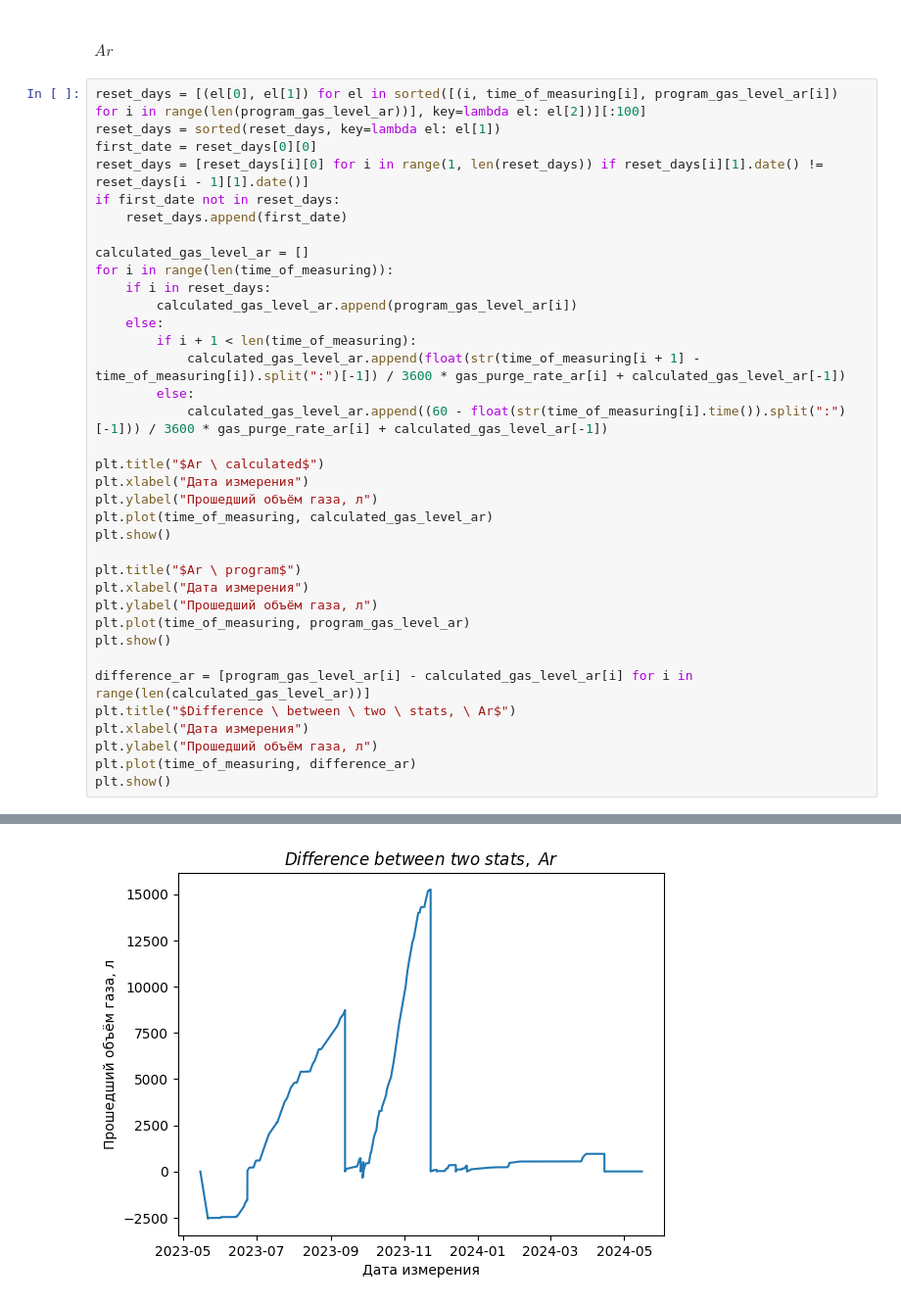
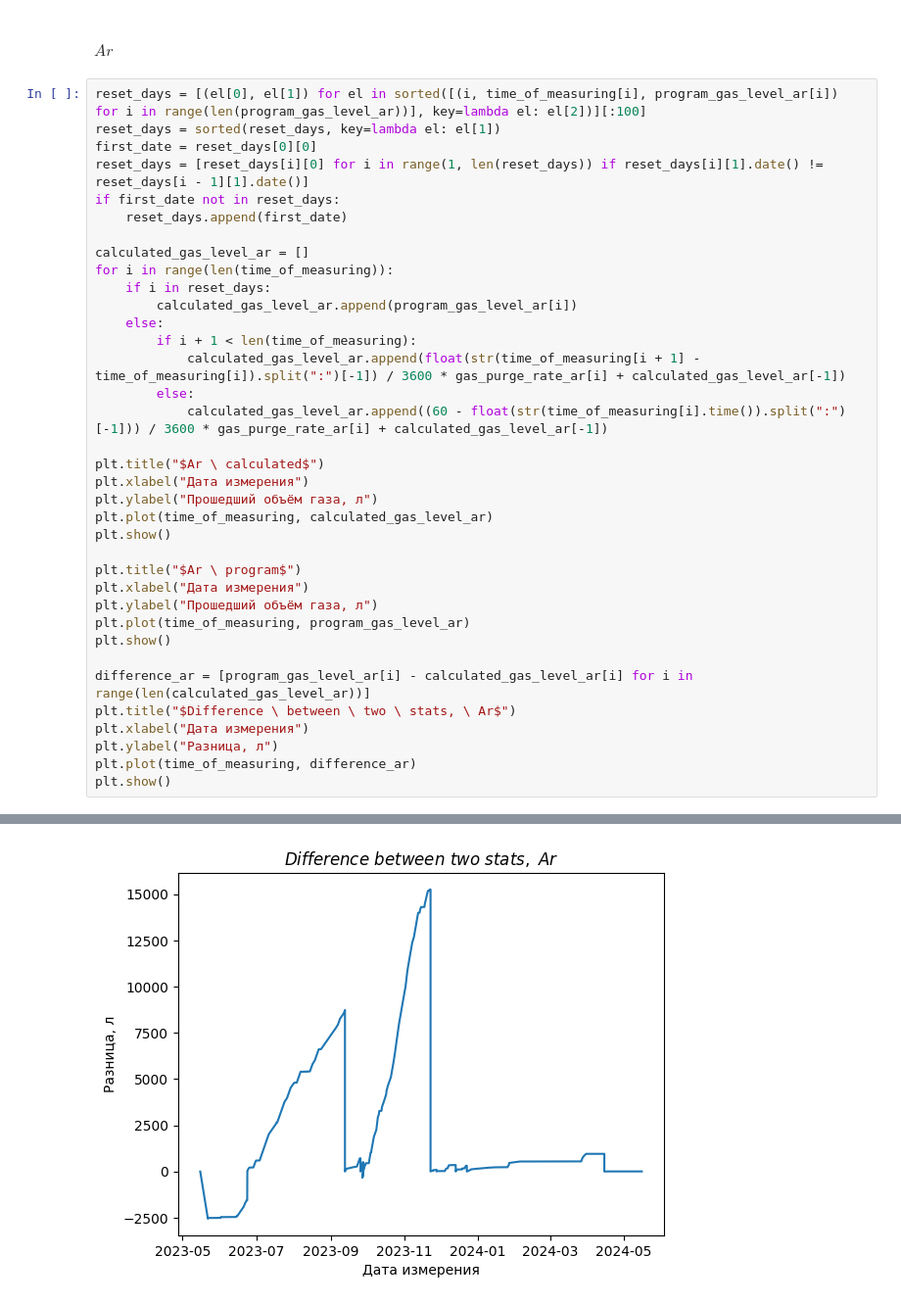
Before and after one commit to victorsemipalatin/cryocylinder, a Jupyter notebook: project.ipynb, the cells around one changed output, grey strips where cells are left out. Shown at 98% size. Cells and saved outputs as stored; diff of their text form.

```diff
--- a/project.ipynb
+++ b/project.ipynb
@@ -93,32 +93,32 @@ if first_date not in reset_days:
 calculated_gas_level_ar = []
 for i in range(len(time_of_measuring)):
     if i in reset_days:
         calculated_gas_level_ar.append(program_gas_level_ar[i])
     else:
         if i + 1 < len(time_of_measuring):
             calculated_gas_level_ar.append(float(str(time_of_measuring[i + 1] - time_of_measuring[i]).split(":")[-1]) / 3600 * gas_purge_rate_ar[i] + calculated_gas_level_ar[-1])
         else:
             calculated_gas_level_ar.append((60 - float(str(time_of_measuring[i].time()).split(":")[-1])) / 3600 * gas_purge_rate_ar[i] + calculated_gas_level_ar[-1])
 
 plt.title("$Ar \ calculated$")
 plt.xlabel("Дата измерения")
 plt.ylabel("Прошедший объём газа, л")
 plt.plot(time_of_measuring, calculated_gas_level_ar)
 plt.show()
 
 plt.title("$Ar \ program$")
 plt.xlabel("Дата измерения")
 plt.ylabel("Прошедший объём газа, л")
 plt.plot(time_of_measuring, program_gas_level_ar)
 plt.show()
 
 difference_ar = [program_gas_level_ar[i] - calculated_gas_level_ar[i] for i in range(len(calculated_gas_level_ar))]
 plt.title("$Difference \ between \ two \ stats, \ Ar$")
 plt.xlabel("Дата измерения")
-plt.ylabel("Прошедший объём газа, л")
+plt.ylabel("Разница, л")
 plt.plot(time_of_measuring, difference_ar)
 plt.show()
 # %% [output]
 [figure]
 [figure]
-[figure, old version]
+[figure, new version]
```
Also changed, not shown: parts of 1 cell of this notebook.
